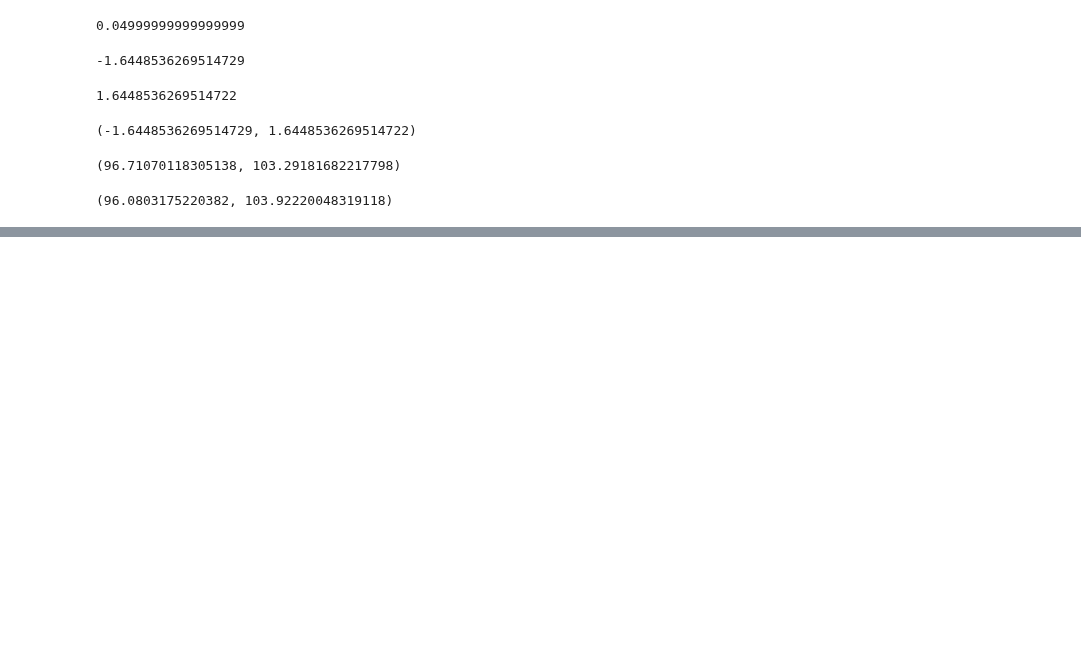
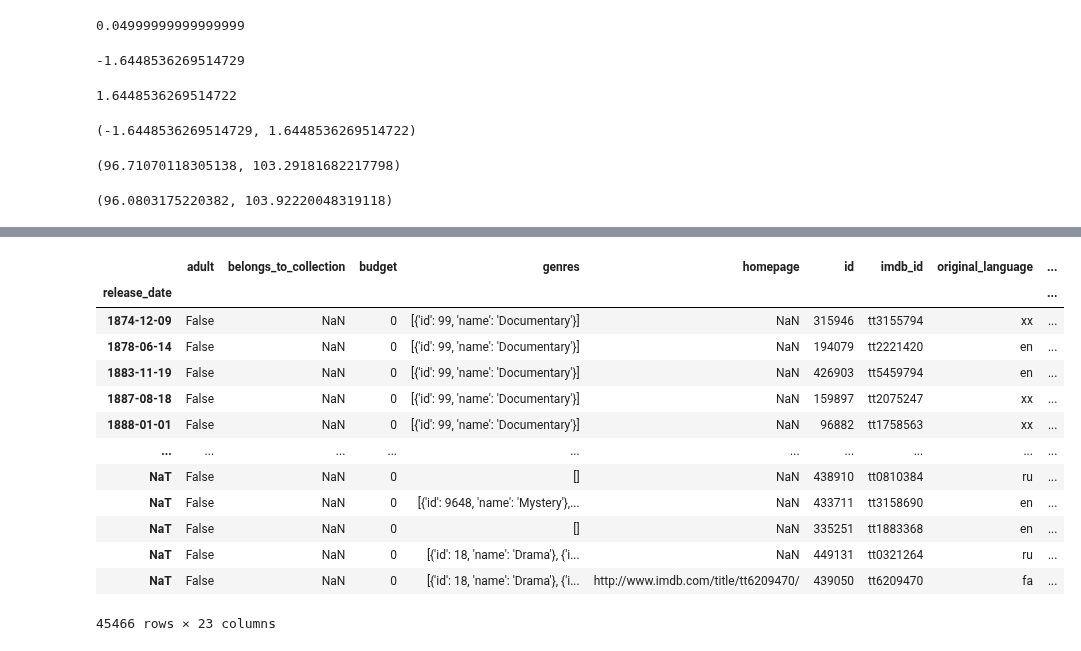
Before and after one commit to alchemistbg/udemy-the-complete-pandas-bootcamp, a Jupyter notebook: Section-32/Statistical_concepts.ipynb, the cells around one changed output, grey strips where cells are left out. Saved outputs shown, nothing was run; the diff lists cells and outputs as text; code cells hidden in the pictures; blank space fills up the shorter version.

```diff
--- a/Section-32/Statistical_concepts.ipynb
+++ b/Section-32/Statistical_concepts.ipynb
@@ -558,0 +649,17 @@ stats.norm.interval(conf1, loc = rand_data.mean(), scale = rand_data.std())
+# %%
+movies
+# %% [output]
+|  | adult | belongs_to_collection | budget | genres | homepage | id | imdb_id | original_language | ... |
+| release_date |  |  |  |  |  |  |  |  | ... |
+| 1874-12-09 | False | NaN | 0 | [{'id': 99, 'name': 'Documentary'}] | NaN | 315946 | tt3155794 | xx | ... |
+| 1878-06-14 | False | NaN | 0 | [{'id': 99, 'name': 'Documentary'}] | NaN | 194079 | tt2221420 | en | ... |
+| 1883-11-19 | False | NaN | 0 | [{'id': 99, 'name': 'Documentary'}] | NaN | 426903 | tt5459794 | en | ... |
+| 1887-08-18 | False | NaN | 0 | [{'id': 99, 'name': 'Documentary'}] | NaN | 159897 | tt2075247 | xx | ... |
+| 1888-01-01 | False | NaN | 0 | [{'id': 99, 'name': 'Documentary'}] | NaN | 96882 | tt1758563 | xx | ... |
+| ... | ... | ... | ... | ... | ... | ... | ... | ... | ... |
+| NaT | False | NaN | 0 | [] | NaN | 438910 | tt0810384 | ru | ... |
+| NaT | False | NaN | 0 | [{'id': 9648, 'name': 'Mystery'},... | NaN | 433711 | tt3158690 | en | ... |
+| NaT | False | NaN | 0 | [] | NaN | 335251 | tt1883368 | en | ... |
+| NaT | False | NaN | 0 | [{'id': 18, 'name': 'Drama'}, {'i... | NaN | 449131 | tt0321264 | ru | ... |
+| NaT | False | NaN | 0 | [{'id': 18, 'name': 'Drama'}, {'i... | http://www.imdb.com/title/tt6209470/ | 439050 | tt6209470 | fa | ... |
+45466 rows × 23 columns
```
Also changed, not shown: parts of 41 cells of this notebook, 4 other files.
